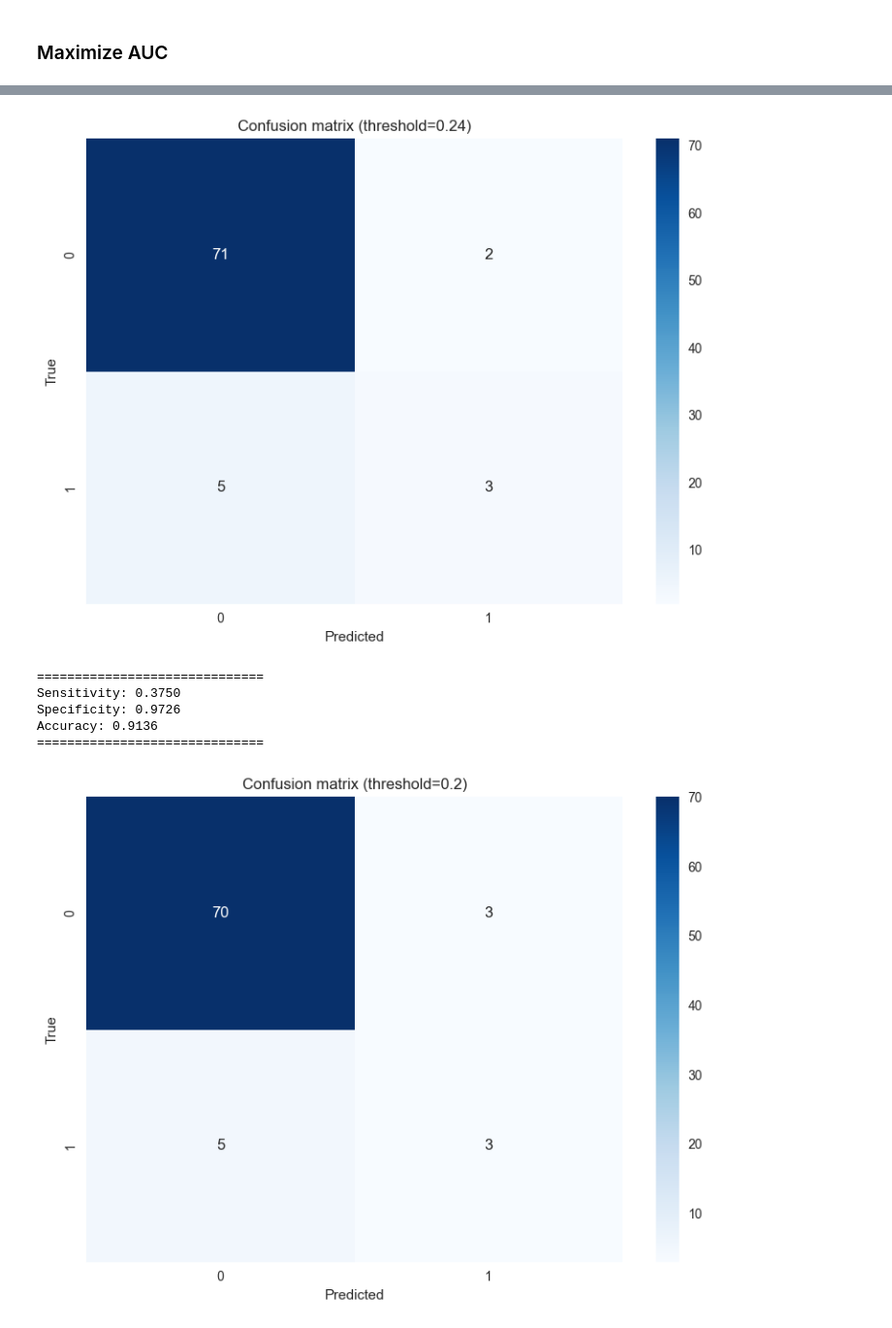
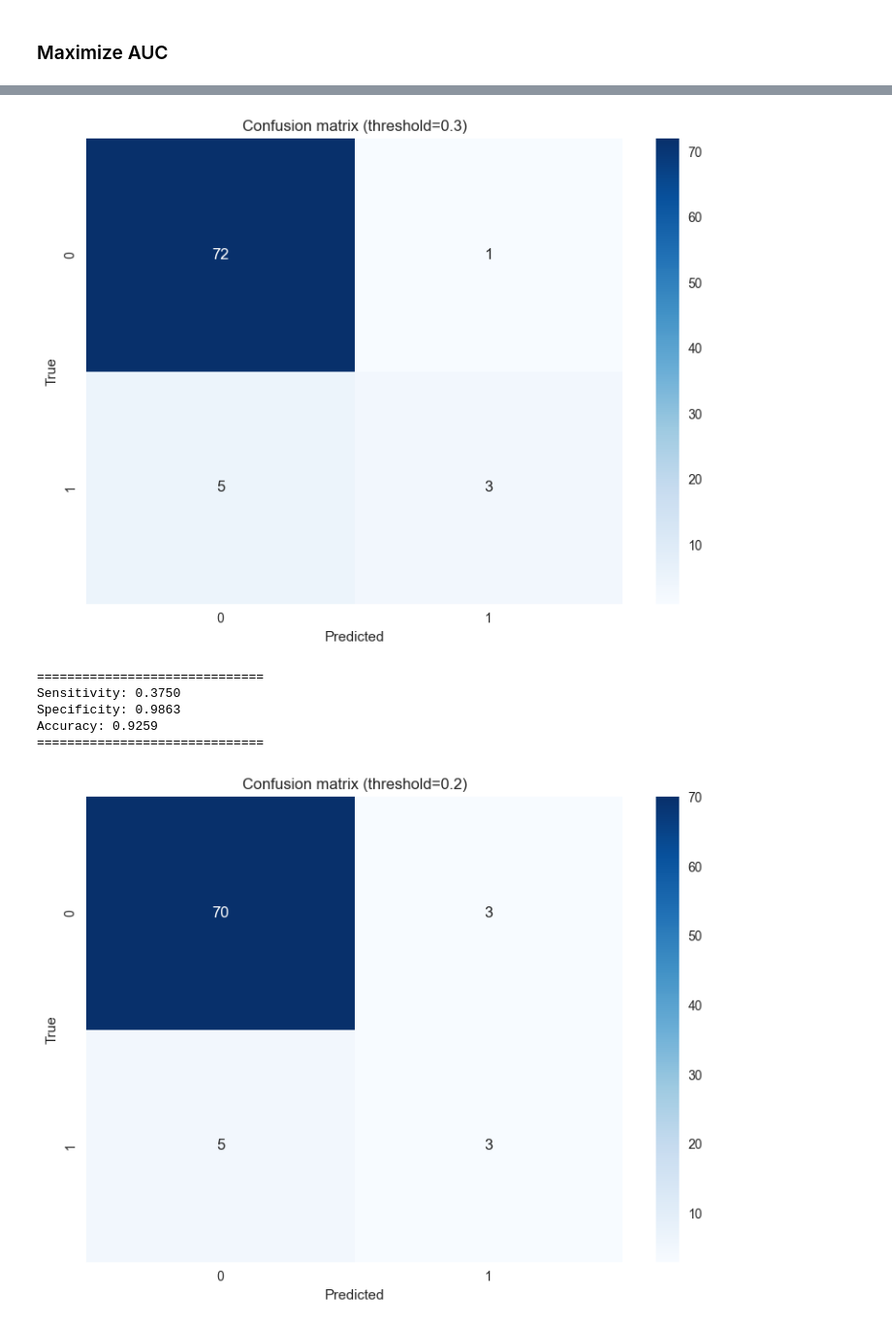
Before and after one commit to PiotrRenk/microscopic-epe-proj, a Jupyter notebook: notebooks/nodal_involvment.ipynb, the cells around one changed output, grey strips where cells are left out. Shown at 97% size. Cells and saved outputs as stored; diff of their text form; code cells hidden in the pictures.

```diff
--- a/notebooks/nodal_involvment.ipynb
+++ b/notebooks/nodal_involvment.ipynb
@@ -10,7 +15,7 @@ pd.set_option('display.max_columns', None)
 # %% [markdown]
 ## Load data
 # %%
-df = pd.read_csv('../materials/processed_df_new.csv')
+df = pd.read_csv('../data/processed_df_new.csv')
 df.head()
 # %% [output]
 |  | ID | wiek | PSA | PSAdensity | MRI vol | MRI Pirads | MRI EPE | MRI EPE L | MRI EPE P | MRI SVI | ... |
@@ -239,23 +189,34 @@ Accuracy: 0.7921
 ### Maximize AUC
 # %%
 param_grid = {
-    'classifier__n_estimators': [100, 200, 400, 800],
-    'classifier__max_depth': [3, 5],
-    'classifier__learning_rate': [0.01, 0.05, 0.1],
-    'classifier__subsample': [0.6, 0.8, 1.0],
-    'classifier__colsample_bytree': [0.6, 0.8, 0.9, 1.0],
-    'classifier__gamma': [0, 0.1, 0.2]
+    "classifier__n_estimators": [100, 200, 400, 800],
+    "classifier__max_depth": [3, 5],
+    "classifier__learning_rate": [0.01, 0.05, 0.1],
+    "classifier__subsample": [0.6, 0.8, 1.0],
+    "classifier__colsample_bytree": [0.6, 0.8, 0.9, 1.0],
+    "classifier__gamma": [0, 0.1, 0.2],
 }
-untrained_model = XGBClassifier(random_state=42)
+model = XGBClassifier(random_state=42)
 
-y_true, y_pred, y_pred_probs, false_positive_rate, true_positive_rate, total_roc_auc, trained_model, best_params, data_splits = train_and_evaluate_model(untrained_model, X, y, numerical_cols, categorical_cols, n_folds=5, tune_params=True, param_grid=param_grid, tuning_scoring='roc_auc', tuning_test_size=0.2)
+res = train_and_evaluate_model(
+    model,
+    X,
+    y,
+    numerical_cols,
+    categorical_cols,
+    n_folds=5,
+    tune_params=True,
+    param_grid=param_grid,
+    tuning_scoring="roc_auc",
+    tuning_test_size=0.2,
+)
 
-plot_roc(false_positive_rate, true_positive_rate, total_roc_auc, fig_width=800)
-plot_confusion_matrix(y_true, y_pred)
-plot_feature_importances(trained_model, X, y, title='Feature Importances for Nodal Involvement Prediction')
-plot_discrimination_threshold(trained_model, X, y)
-brier = brier_score_loss(y_true, y_pred_probs)
+brier = brier_score_loss(res.y_true, res.y_pred_probs)
 print(f"Brier score: {brier:.4f}")
+plot_roc(res.fp_rate, res.tp_rate, res.roc_auc, fig_width=800)
+plot_confusion_matrix(res.y_true, res.y_pred)
+plot_feature_importance(res.pipeline, X, y, title="Feature Importance for Nodal Involvement Prediction")
+plot_discrimination_threshold(res.pipeline, X, y)
 # %% [output]
 Tuning hyperparameters...
 
@@ -269,10 +252,10 @@ ValueError: too many values to unpack (expected 8)
 # %%
-plot_confusion_matrix(y_true, y_pred_probs=y_pred_probs, threshold=0.24)
+plot_confusion_matrix(res.y_true, y_pred_probs=res.y_pred_probs, threshold=0.30)
 # %% [output]
-[figure, old version]
+[figure, new version]
 ==============================
 Sensitivity: 0.3750
-Specificity: 0.9726
-Accuracy: 0.9136
+Specificity: 0.9863
+Accuracy: 0.9259
 ==============================
 # %%
```
Also changed, not shown: parts of 46 cells of this notebook, 15 other files.
